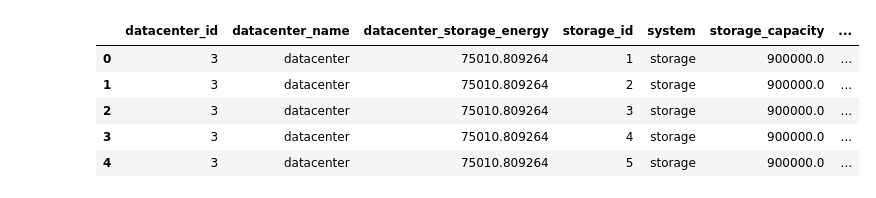
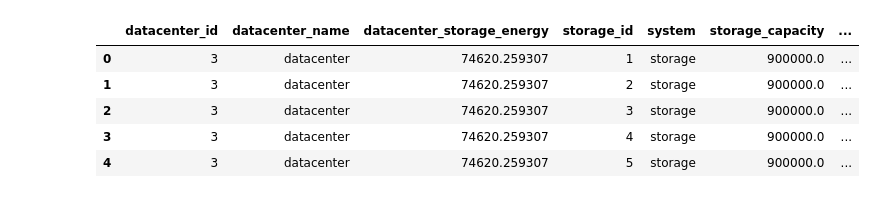
Before and after one commit to KhalidAFarah/cloud-energy-efficiency, a Jupyter notebook: visualization/storage_utilization.ipynb, the cells around one changed output. Saved outputs shown, nothing was run; the diff lists cells and outputs as text; code cells hidden in the pictures.

```diff
--- a/visualization/storage_utilization.ipynb
+++ b/visualization/storage_utilization.ipynb
@@ -1,18 +1,18 @@
 # %%
 import pandas as pd
 import numpy as np
 import matplotlib.pyplot as plt
 import seaborn as sns
 
-dataset = pd.read_csv("../data/logfile-storage-v2.csv", delimiter=";")
+dataset = pd.read_csv("../data/logfile-storage-v3.csv", delimiter=";")
 dataset.head()
 # %% [output]
 |  | datacenter_id | datacenter_name | datacenter_storage_energy | storage_id | system | storage_capacity | ... |
-| 0 | 3 | datacenter | 75010.809264 | 1 | storage | 900000.0 | ... |
-| 1 | 3 | datacenter | 75010.809264 | 2 | storage | 900000.0 | ... |
-| 2 | 3 | datacenter | 75010.809264 | 3 | storage | 900000.0 | ... |
-| 3 | 3 | datacenter | 75010.809264 | 4 | storage | 900000.0 | ... |
-| 4 | 3 | datacenter | 75010.809264 | 5 | storage | 900000.0 | ... |
+| 0 | 3 | datacenter | 74620.259307 | 1 | storage | 900000.0 | ... |
+| 1 | 3 | datacenter | 74620.259307 | 2 | storage | 900000.0 | ... |
+| 2 | 3 | datacenter | 74620.259307 | 3 | storage | 900000.0 | ... |
+| 3 | 3 | datacenter | 74620.259307 | 4 | storage | 900000.0 | ... |
+| 4 | 3 | datacenter | 74620.259307 | 5 | storage | 900000.0 | ... |
 # %%
 labels, values = np.unique(dataset['datacenter_name'], return_counts=True)
 datacenter_total_storage_capacity = np.array([])
```
Also changed, not shown: parts of 3 cells of this notebook, 1 other file.
